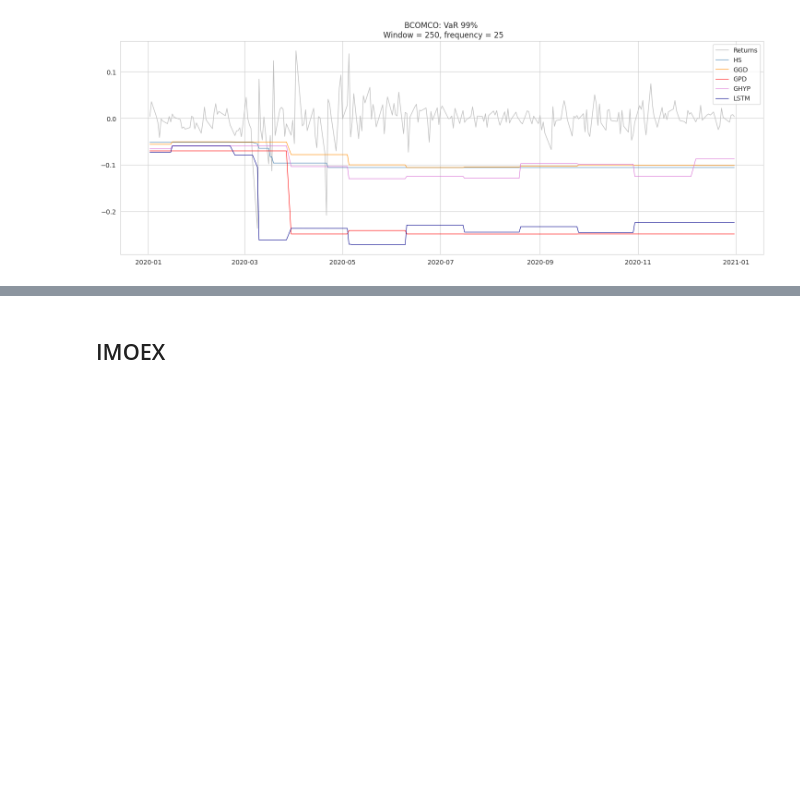
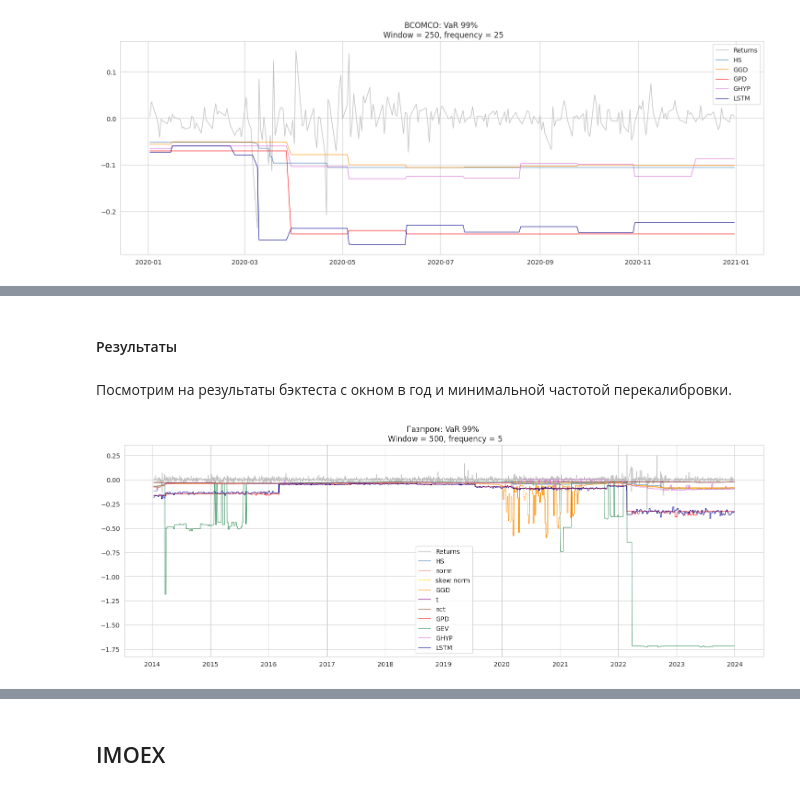
Before and after one commit to ElizavetaKagan/Model-Risk-vkr, a Jupyter notebook: Notebooks/VKR_MR_part2.ipynb, the cells around one changed output, grey strips where cells are left out. Saved outputs shown, nothing was run; the diff lists cells and outputs as text; code cells hidden in the pictures; blank space fills up the shorter version.

```diff
--- a/Notebooks/VKR_MR_part2.ipynb
+++ b/Notebooks/VKR_MR_part2.ipynb
@@ -229,0 +345,8 @@ oil_res.plot_backtest(window=250, freq=25,
+# %% [markdown]
+#### Результаты
+# %% [markdown]
+Посмотрим на результаты бэктеста с окном в год и минимальной частотой перекалибровки.
+# %%
+gazp_res.plot_backtest(window=500, freq=5)
+# %% [output]
+[figure, added]
```
Also changed, not shown: parts of 114 cells of this notebook.
